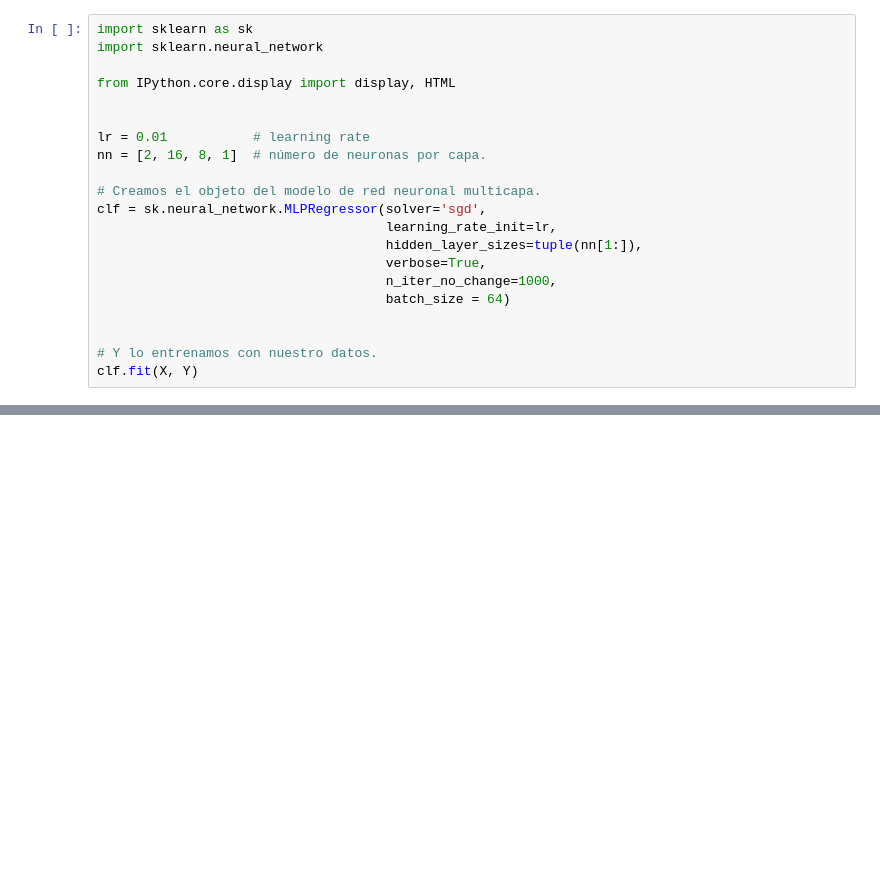
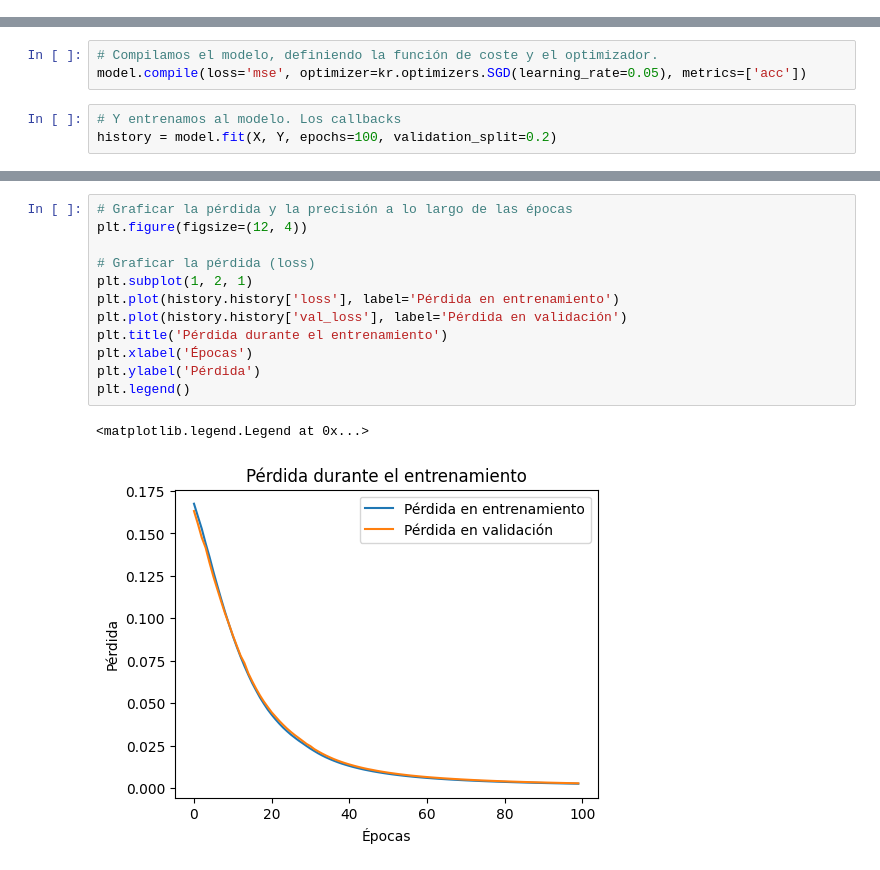
Before and after one commit to ffreirea1988/usm, a Jupyter notebook: Redes_Neuronales.ipynb, the cells around one changed output, grey strips where cells are left out. Cells and saved outputs as stored; diff of their text form; blank space fills up the shorter version.

```diff
--- a/Redes_Neuronales.ipynb
+++ b/Redes_Neuronales.ipynb
@@ -96,21 +36,0 @@ Epoch 100/100
-# %%
-import sklearn as sk
-import sklearn.neural_network
-
-from IPython.core.display import display, HTML
-
-
-lr = 0.01           # learning rate
-nn = [2, 16, 8, 1]  # número de neuronas por capa.
-
-# Creamos el objeto del modelo de red neuronal multicapa.
-clf = sk.neural_network.MLPRegressor(solver='sgd',
-                                     learning_rate_init=lr,
-                                     hidden_layer_sizes=tuple(nn[1:]),
-                                     verbose=True,
-                                     n_iter_no_change=1000,
-                                     batch_size = 64)
-
-
-# Y lo entrenamos con nuestro datos.
-clf.fit(X, Y)
@@ -141,0 +37,6 @@ MLPRegressor(activation='relu', alpha=0.0001, batch_size=64, beta_1=0.9,
+# %%
+# Compilamos el modelo, definiendo la función de coste y el optimizador.
+model.compile(loss='mse', optimizer=kr.optimizers.SGD(learning_rate=0.05), metrics=['acc'])
+# %%
+# Y entrenamos al modelo. Los callbacks
+history = model.fit(X, Y, epochs=100, validation_split=0.2)
@@ -141,0 +66,15 @@ MLPRegressor(activation='relu', alpha=0.0001, batch_size=64, beta_1=0.9,
+# %%
+# Graficar la pérdida y la precisión a lo largo de las épocas
+plt.figure(figsize=(12, 4))
+
+# Graficar la pérdida (loss)
+plt.subplot(1, 2, 1)
+plt.plot(history.history['loss'], label='Pérdida en entrenamiento')
+plt.plot(history.history['val_loss'], label='Pérdida en validación')
+plt.title('Pérdida durante el entrenamiento')
+plt.xlabel('Épocas')
+plt.ylabel('Pérdida')
+plt.legend()
+# %% [output]
+<matplotlib.legend.Legend at 0x...>
+[figure, added]
```
Also changed, not shown: parts of 17 cells of this notebook.
